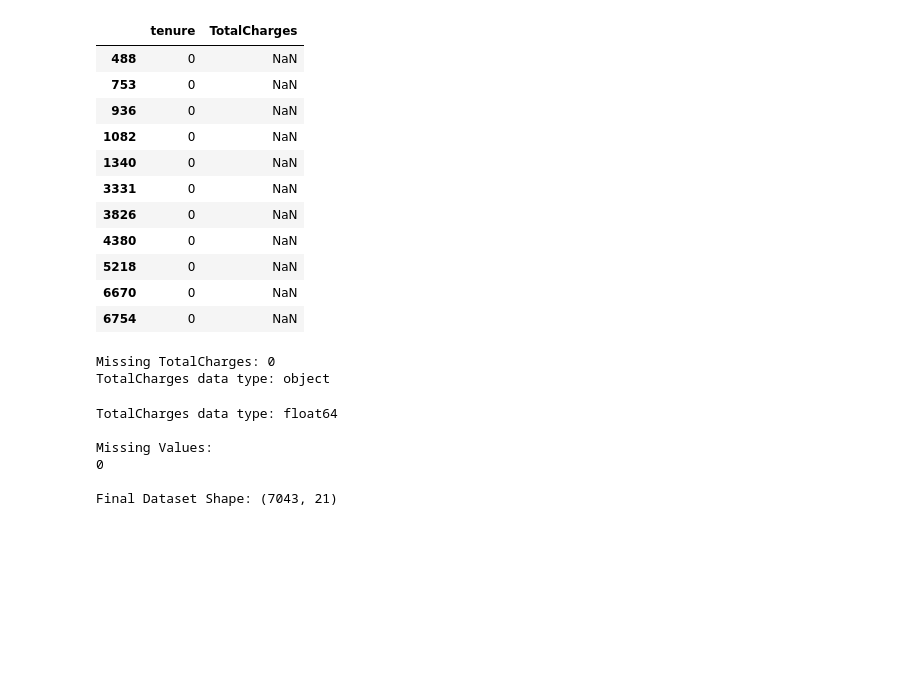
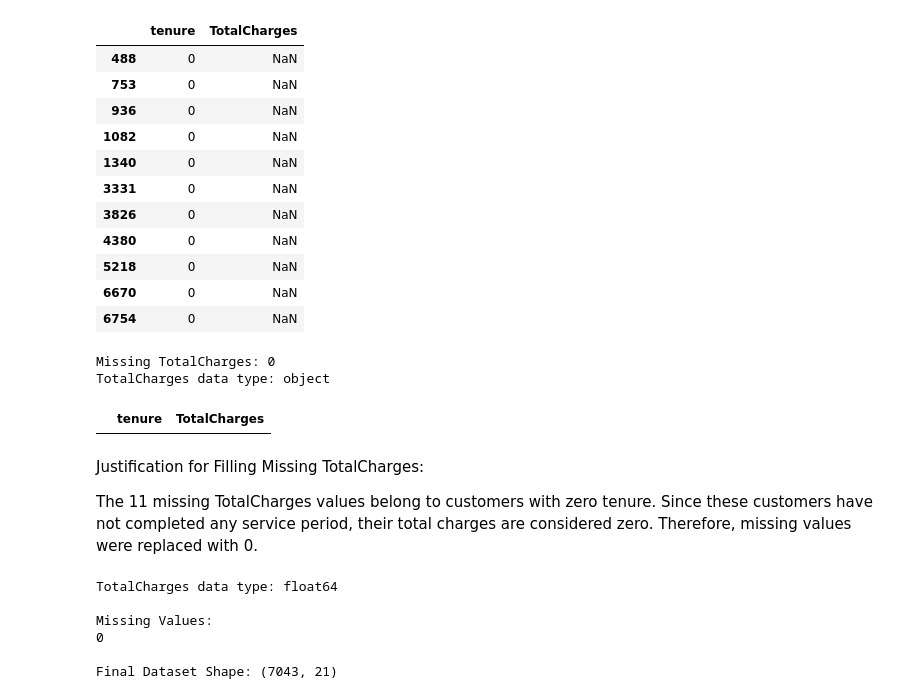
Before and after one commit to sreepriya082311/Capstone-Customer-Churn, a Jupyter notebook: Customer_Churn_Analysis.ipynb, the cells around one changed output. Drawn from its saved outputs; the diff is of its cells as text; code cells hidden in the pictures; blank space fills up the shorter version.

```diff
--- a/Customer_Churn_Analysis.ipynb
+++ b/Customer_Churn_Analysis.ipynb
@@ -196,6 +196,15 @@ print("TotalCharges data type:", df["TotalCharges"].dtype)
 # %% [output]
 Missing TotalCharges: 0
 TotalCharges data type: object
+# %%
+df.loc[df["TotalCharges"] == 0, ["tenure", "TotalCharges"]]
+# %% [output]
+|  | tenure | TotalCharges |
+# %% [markdown]
+Justification for Filling Missing TotalCharges:
+
+The 11 missing TotalCharges values belong to customers with zero tenure.
+Since these customers have not completed any service period, their total charges are considered zero. Therefore, missing values were replaced with 0.
 # %%
 # Convert TotalCharges to numeric format
 df["TotalCharges"] = pd.to_numeric(df["TotalCharges"])
```
Also changed, not shown: parts of 2 cells of this notebook.
